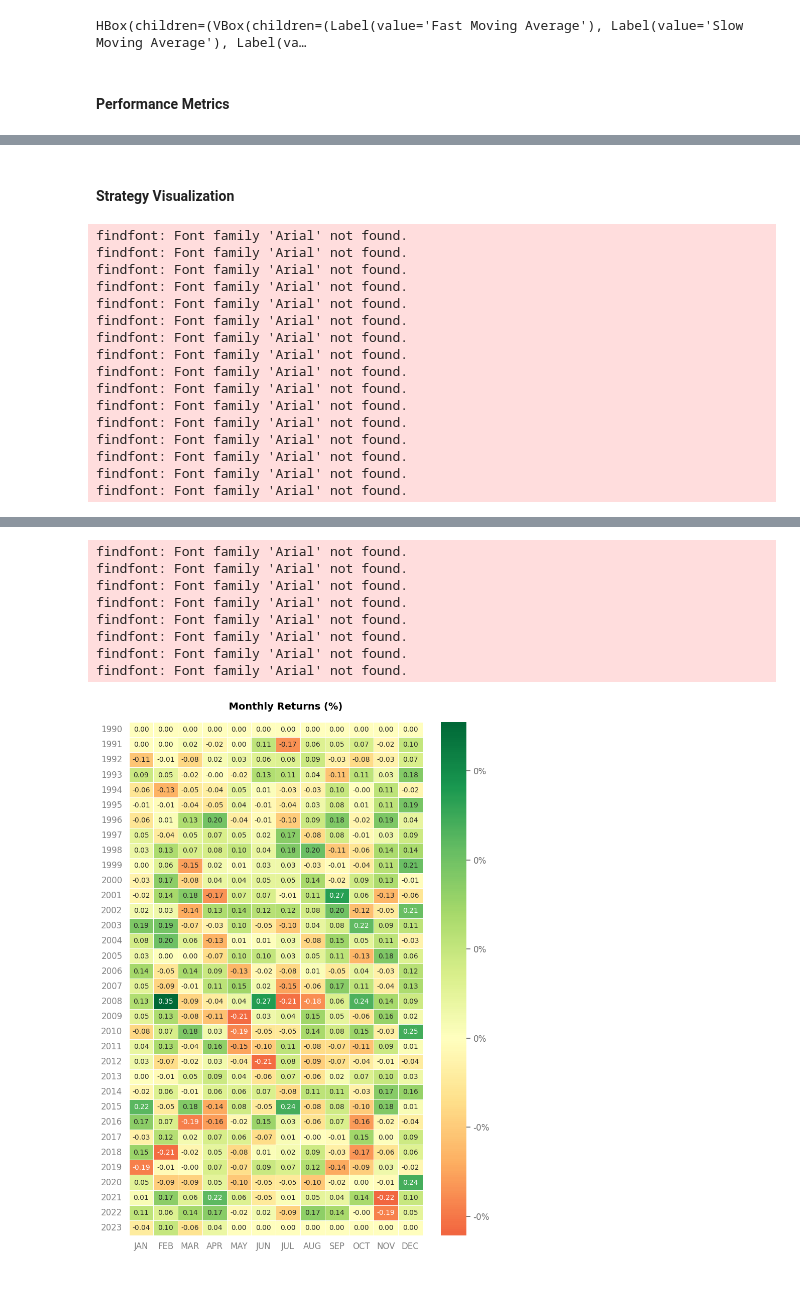
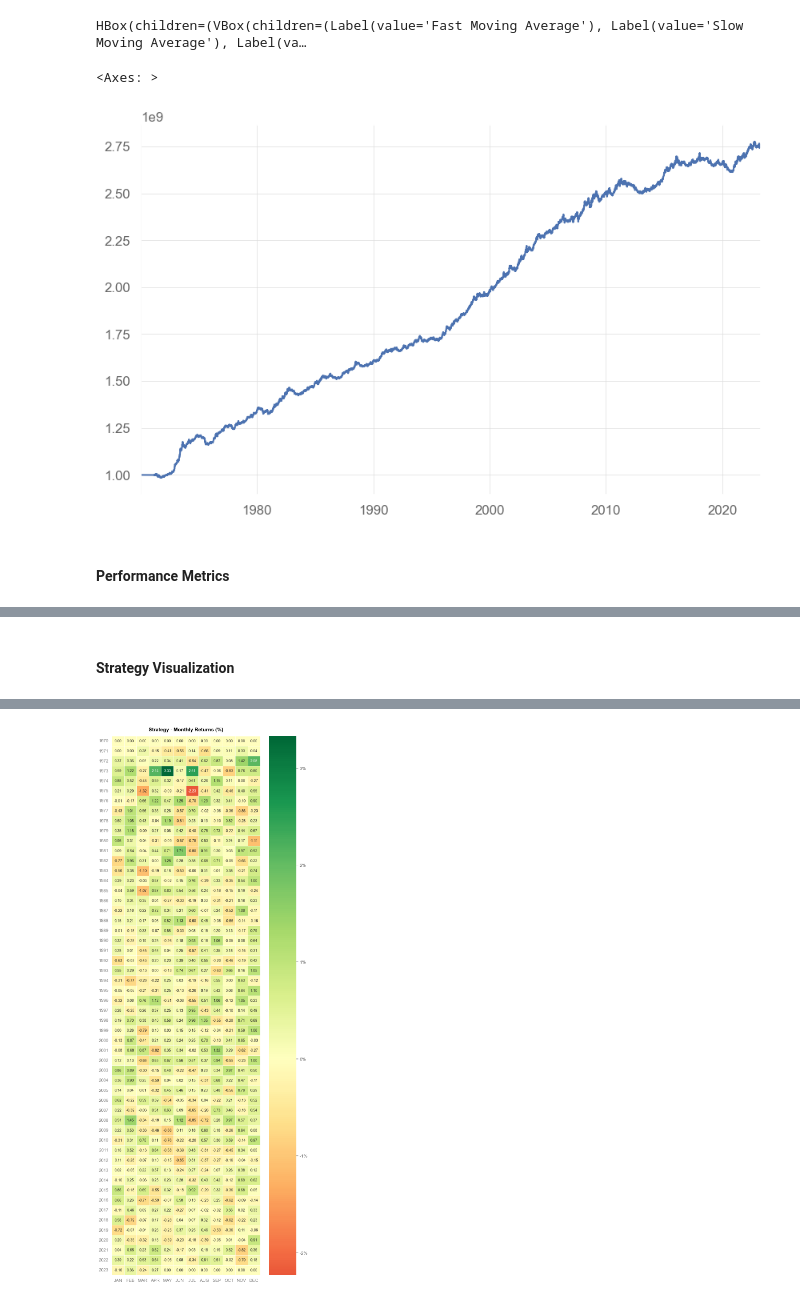
Before and after one commit to tschm/cs, a Jupyter notebook: book/docs/notebooks/Experiment4.ipynb, the cells around one changed output, grey strips where cells are left out. Drawn from its saved outputs; the diff is of its cells as text; code cells hidden in the pictures.

```diff
--- a/book/docs/notebooks/Experiment4.ipynb
+++ b/book/docs/notebooks/Experiment4.ipynb
@@ -9,7 +10,7 @@ from tinycta.portfolio import build_portfolio
 from tinycta.signal import *
 # %%
 # Load prices
-prices = pd.read_csv("data/p_hashed.csv", index_col=0, parse_dates=True).ffill().truncate(before="1970-01-01")
+prices = pd.read_csv("data/Prices_hashed.csv", index_col=0, parse_dates=True).ffill()
 # %%
 from ipywidgets import Label, HBox, VBox, IntSlider, FloatSlider
 
@@ -24,7 +25,7 @@ HBox([left_box, right_box])
 HBox(children=(VBox(children=(Label(value='Fast Moving Average'), Label(value='Slow Moving Average'), Label(va…
 # %%
 mu = np.tanh(prices.apply(returns_adjust, com=vola.value, clip=winsor.value).cumsum().apply(osc, fast=fast.value, slow=slow.value))
-vola = prices.pct_change().ewm(com=vola.value, min_periods=vola.value).std()
+volax = prices.pct_change().ewm(com=vola.value, min_periods=vola.value).std()
 
 # compute the series of Euclidean norms by compute the sum of squares for each row
 euclid_norm = np.sqrt((mu*mu).sum(axis=1))
@@ -32,9 +33,16 @@ euclid_norm = np.sqrt((mu*mu).sum(axis=1))
 # Divide each column of mu by the Euclidean norm
 risk_scaled = mu.apply(lambda x: x/euclid_norm, axis=0)
 
-portfolio = build_portfolio(prices=prices, position=risk_scaled/vola)
+portfolio = build_portfolio(prices=prices, cashposition=1e6*risk_scaled/volax)
+# %%
+capital = 1e9
+a = portfolio.nav(aum=capital)
+a.plot()
+# %% [output]
+<Axes: >
+[figure, added]
 # %%
-qs.reports.basic(portfolio.returns(init_capital=10000))
+qs.reports.basic(a)
 # %% [output]
 Performance Metrics
                     Strategy
@@ -57,17 +65 @@ Serenity Index      1.55
 Strategy Visualization
-findfont: Font family 'Arial' not found.
-findfont: Font family 'Arial' not found.
-findfont: Font family 'Arial' not found.
-findfont: Font family 'Arial' not found.
-findfont: Font family 'Arial' not found.
-findfont: Font family 'Arial' not found.
-findfont: Font family 'Arial' not found.
-findfont: Font family 'Arial' not found.
-findfont: Font family 'Arial' not found.
-findfont: Font family 'Arial' not found.
-findfont: Font family 'Arial' not found.
-findfont: Font family 'Arial' not found.
-findfont: Font family 'Arial' not found.
-findfont: Font family 'Arial' not found.
-findfont: Font family 'Arial' not found.
-findfont: Font family 'Arial' not found.
@@ -75,9 +67 @@ findfont: Font family 'Arial' not found.
-findfont: Font family 'Arial' not found.
-findfont: Font family 'Arial' not found.
-findfont: Font family 'Arial' not found.
-findfont: Font family 'Arial' not found.
-findfont: Font family 'Arial' not found.
-findfont: Font family 'Arial' not found.
-findfont: Font family 'Arial' not found.
-findfont: Font family 'Arial' not found.
-[figure, old version]
+[figure, new version]
```
Also changed, not shown: parts of 2 cells of this notebook, 14 other files.
